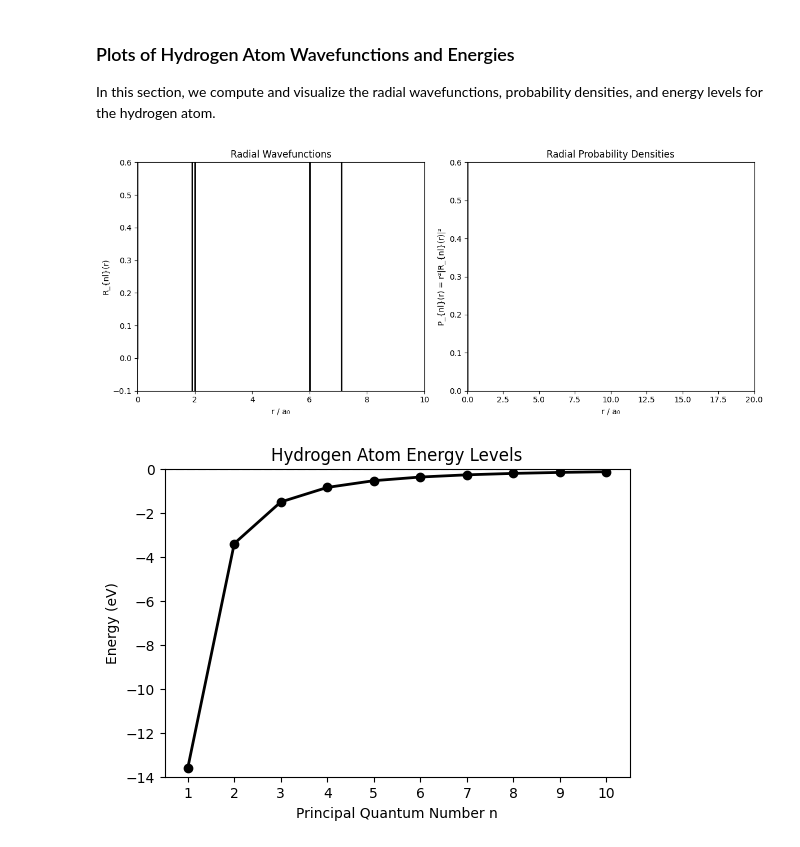
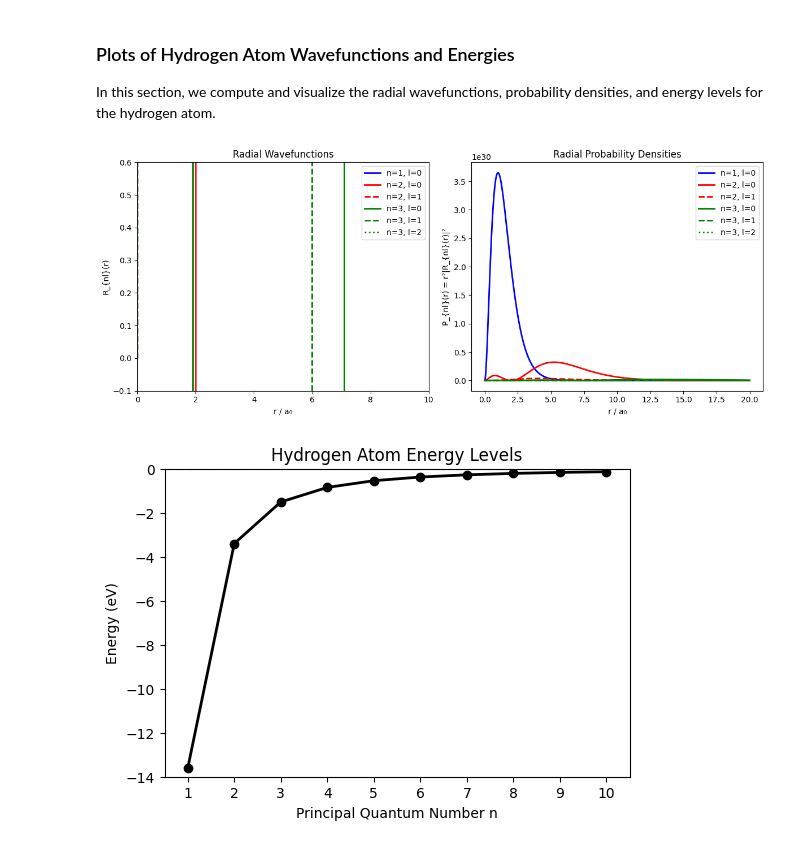
Before and after one commit to BBCnewslondon/Atomic-physics, a Jupyter notebook: chapter3_hydrogen.ipynb, the cells around one changed output. Drawn from its saved outputs; the diff is of its cells as text; code cells hidden in the pictures.

```diff
--- a/chapter3_hydrogen.ipynb
+++ b/chapter3_hydrogen.ipynb
@@ -100,38 +100,42 @@ r_P = np.linspace(0, 20*a0, 1000)
 
 plt.figure(figsize=(12, 5))
 
 # Radial wavefunctions (left)
 plt.subplot(1, 2, 1)
+colors = ['blue', 'red', 'green']
+linestyles = ['-', '--', ':']
 for n in range(1, 4):
     for l in range(n):
         R = radial_wavefunction(n, l, r_R/a0)
-        plt.plot(r_R/a0, R, color='k', linewidth=2)
+        label = f'n={n}, l={l}'
+        plt.plot(r_R/a0, R, color=colors[n-1], linestyle=linestyles[l], linewidth=2, label=label)
 
 plt.xlabel('r / a₀')
 plt.ylabel('R_{nl}(r)')
 plt.title('Radial Wavefunctions')
 plt.grid(False)
 plt.xlim(0, 10)
 plt.ylim(-0.1, 0.6)
+plt.legend()
 
 # Radial probability densities (right)
 plt.subplot(1, 2, 2)
 for n in range(1, 4):
     for l in range(n):
         P = probability_density(n, l, r_P/a0)
-        plt.plot(r_P/a0, P, color='k', linewidth=2)
+        label = f'n={n}, l={l}'
+        plt.plot(r_P/a0, P, color=colors[n-1], linestyle=linestyles[l], linewidth=2, label=label)
 
 plt.xlabel('r / a₀')
 plt.ylabel('P_{nl}(r) = r²|R_{nl}(r)|²')
 plt.title('Radial Probability Densities')
 plt.grid(False)
-plt.xlim(0, 20)
-plt.ylim(0, 0.6)
+plt.legend()
 
 plt.tight_layout()
 plt.show()
 # %% [output]
-[figure, old version]
+[figure, new version]
 # %%
 # Energy levels styled similar to attachment
 n_values = np.arange(1, 11)
```
Also changed, not shown: parts of 1 cell of this notebook.
